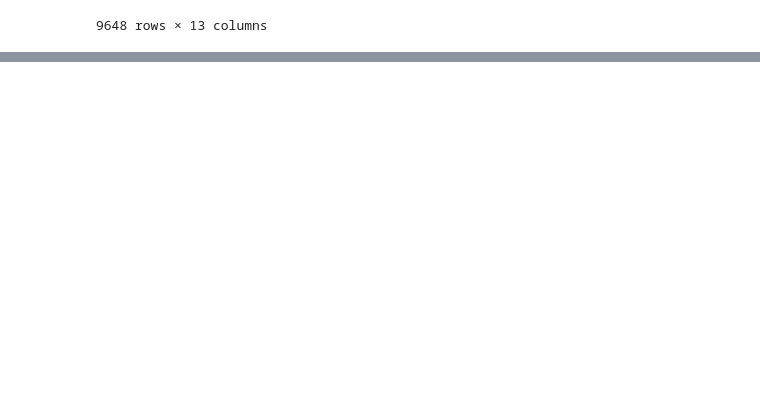
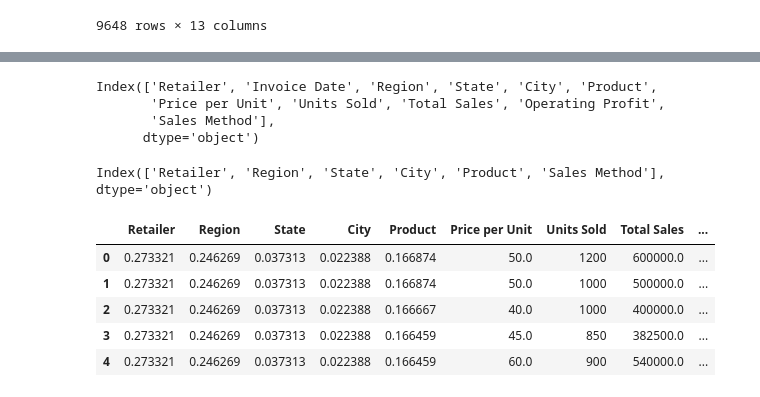
Before and after one commit to Jeetjha-07/ML-Sales-Prediciton-Project, a Jupyter notebook: notebooks/model1_total_sales.ipynb, the cells around one changed output, grey strips where cells are left out. Drawn from its saved outputs; the diff is of its cells as text; code cells hidden in the pictures; blank space fills up the shorter version.

```diff
--- a/notebooks/model1_total_sales.ipynb
+++ b/notebooks/model1_total_sales.ipynb
@@ -28,0 +68,7 @@ data
+# %%
+data.columns
+# %% [output]
+Index(['Retailer', 'Invoice Date', 'Region', 'State', 'City', 'Product',
+       'Price per Unit', 'Units Sold', 'Total Sales', 'Operating Profit',
+       'Sales Method'],
+      dtype='object')
@@ -28,0 +79,4 @@ data
+# %%
+cat_cols
+# %% [output]
+Index(['Retailer', 'Region', 'State', 'City', 'Product', 'Sales Method'], dtype='object')
@@ -28,0 +87,9 @@ data
+# %%
+data.head()
+# %% [output]
+|  | Retailer | Region | State | City | Product | Price per Unit | Units Sold | Total Sales | ... |
+| 0 | 0.273321 | 0.246269 | 0.037313 | 0.022388 | 0.166874 | 50.0 | 1200 | 600000.0 | ... |
+| 1 | 0.273321 | 0.246269 | 0.037313 | 0.022388 | 0.166874 | 50.0 | 1000 | 500000.0 | ... |
+| 2 | 0.273321 | 0.246269 | 0.037313 | 0.022388 | 0.166667 | 40.0 | 1000 | 400000.0 | ... |
+| 3 | 0.273321 | 0.246269 | 0.037313 | 0.022388 | 0.166459 | 45.0 | 850 | 382500.0 | ... |
+| 4 | 0.273321 | 0.246269 | 0.037313 | 0.022388 | 0.166459 | 60.0 | 900 | 540000.0 | ... |
```
Also changed, not shown: parts of 17 cells of this notebook.
